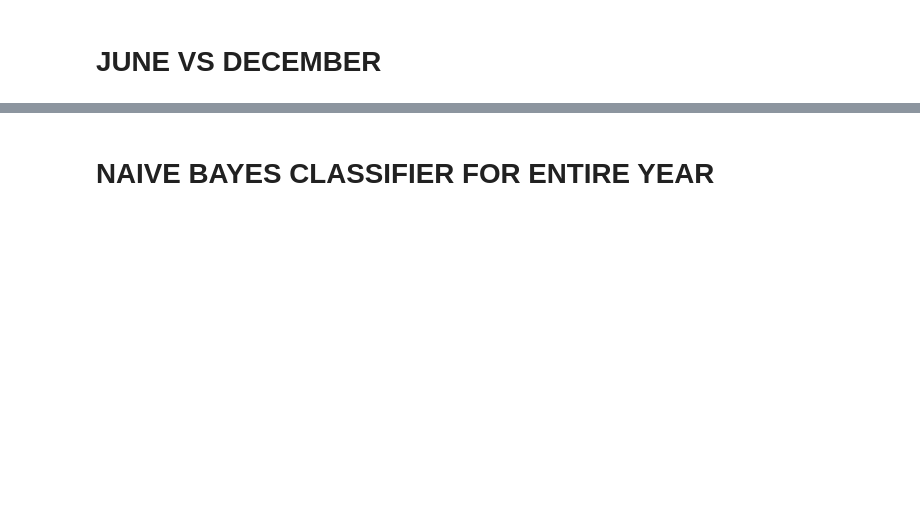
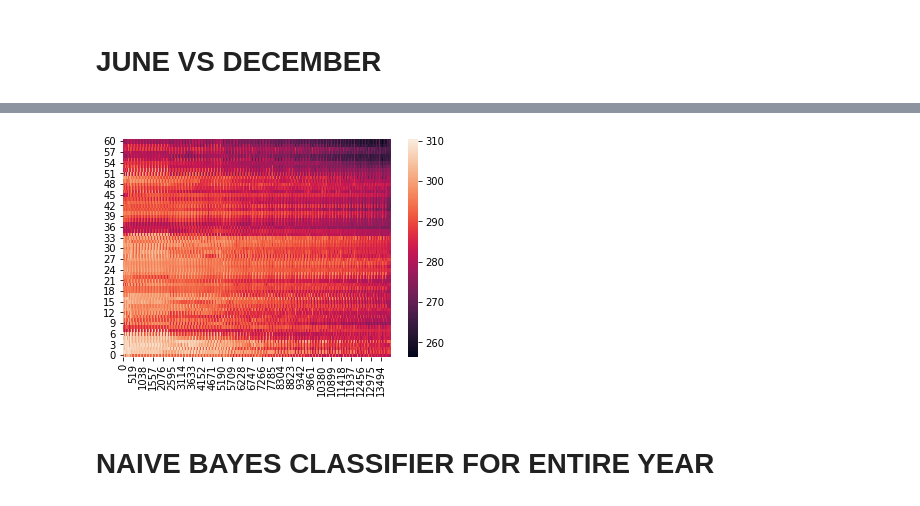
Before and after one commit to yuanzhou15/capstone-weather, a Jupyter notebook: rex/modnote.ipynb, the cells around one changed output, grey strips where cells are left out. Cells and saved outputs as stored; diff of their text form; code cells hidden in the pictures; blank space fills up the shorter version.

```diff
--- a/rex/modnote.ipynb
+++ b/rex/modnote.ipynb
@@ -255,0 +312,29 @@ print("Number of mislabeled points out of a total %d points : %d" % (data.shape[
+# %%
+import pygrib
+import numpy as np
+from sklearn.naive_bayes import GaussianNB
+
+path = "/media/sf_moddata/2017"
+
+data_nov = get_data(path, "Temperature", 2017, 11, 0, 39) # "Temperature" and index 39 is soil temperature
+print("Nov: ", data_nov.shape)
+data_dec = get_data(path, "Temperature", 2017, 12, 0, 39) # "Temperature" and index 39 is soil temperature
+print("December: ", data_dec.shape)
+
+# STACKING DATA
+data = np.vstack((data_nov, data_dec))
+print(data.shape)
+
+# TARGET ARRAY
+target = np.empty(len(data))
+for i in range(len(target)):
+    if (i < 30):
+        target[i] = 0 # june
+    else:
+        target[i] = 1 # december
+print(target)
+
+# NAIVE BAYES
+gnb = GaussianNB()
+y_pred = gnb.fit(data, target).predict(data)
+print("Number of mislabeled points out of a total %d points : %d" % (data.shape[0],(target != y_pred).sum()))
@@ -256,2 +359,7 @@ print("Number of mislabeled points out of a total %d points : %d" % (data.shape[
+# %%
+rex = sns.heatmap(data, cbar = 'true')
+rex.invert_yaxis()
+# %% [output]
+[figure, added]
 # %% [markdown]
 # NAIVE BAYES CLASSIFIER FOR ENTIRE YEAR
```
Also changed, not shown: parts of 8 cells of this notebook, 1 other file.
